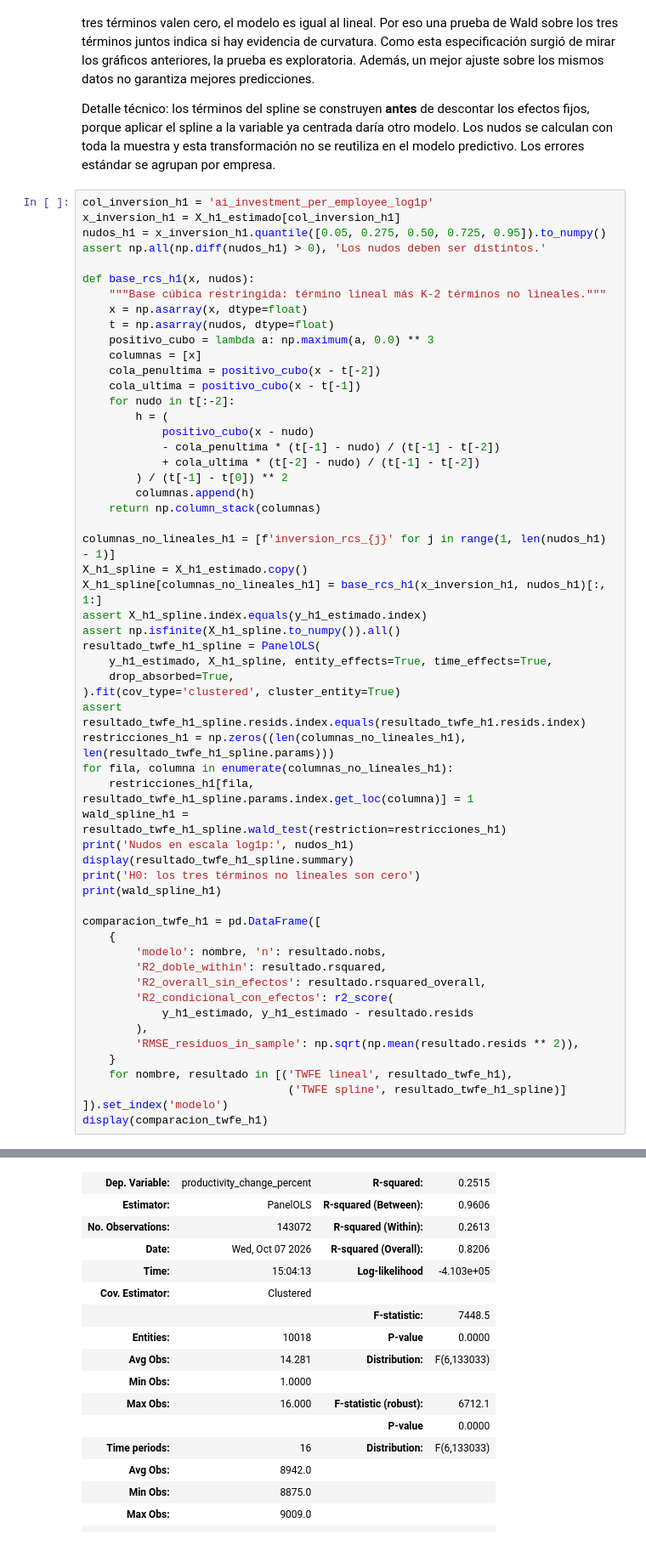
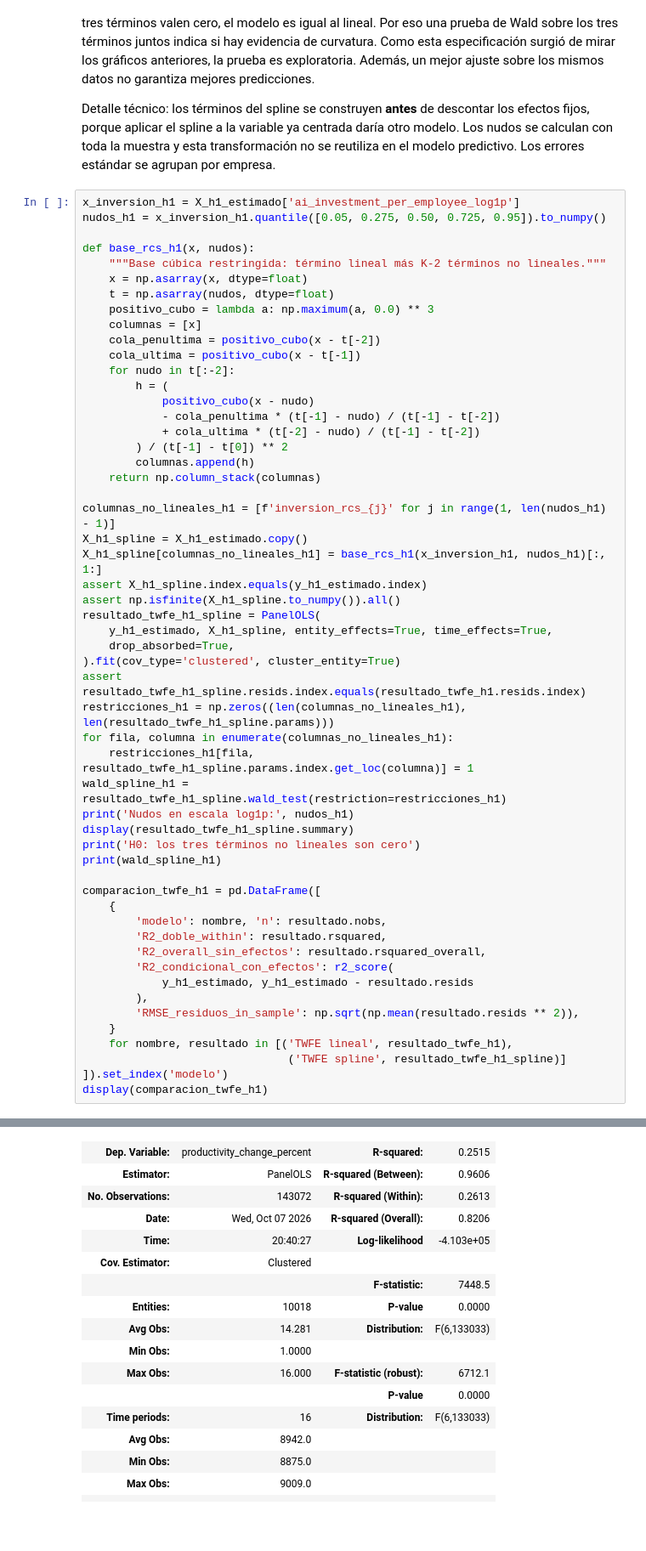
Before and after one commit to Ericsig/DiploDatos, a Jupyter notebook: notebook/modelado.ipynb, the cells around one changed output, grey strips where cells are left out. Shown at 85% size. Drawn from its saved outputs; the diff is of its cells as text.

```diff
--- a/notebook/modelado.ipynb
+++ b/notebook/modelado.ipynb
@@ -811,10 +815,8 @@ La curva tiene el término lineal original más tres términos que agregan la cu
 
 Detalle técnico: los términos del spline se construyen **antes** de descontar los efectos fijos, porque aplicar el spline a la variable ya centrada daría otro modelo. Los nudos se calculan con toda la muestra y esta transformación no se reutiliza en el modelo predictivo. Los errores estándar se agrupan por empresa.
 # %%
-col_inversion_h1 = 'ai_investment_per_employee_log1p'
-x_inversion_h1 = X_h1_estimado[col_inversion_h1]
+x_inversion_h1 = X_h1_estimado['ai_investment_per_employee_log1p']
 nudos_h1 = x_inversion_h1.quantile([0.05, 0.275, 0.50, 0.725, 0.95]).to_numpy()
-assert np.all(np.diff(nudos_h1) > 0), 'Los nudos deben ser distintos.'
 
 def base_rcs_h1(x, nudos):
     """Base cúbica restringida: término lineal más K-2 términos no lineales."""
@@ -846,34 +848,34 @@ assert resultado_twfe_h1_spline.resids.index.equals(resultado_twfe_h1.resids.ind
 restricciones_h1 = np.zeros((len(columnas_no_lineales_h1), len(resultado_twfe_h1_spline.params)))
 for fila, columna in enumerate(columnas_no_lineales_h1):
     restricciones_h1[fila, resultado_twfe_h1_spline.params.index.get_loc(columna)] = 1
 wald_spline_h1 = resultado_twfe_h1_spline.wald_test(restriction=restricciones_h1)
 print('Nudos en escala log1p:', nudos_h1)
 display(resultado_twfe_h1_spline.summary)
 print('H0: los tres términos no lineales son cero')
 print(wald_spline_h1)
 
 comparacion_twfe_h1 = pd.DataFrame([
     {
         'modelo': nombre, 'n': resultado.nobs,
         'R2_doble_within': resultado.rsquared,
         'R2_overall_sin_efectos': resultado.rsquared_overall,
         'R2_condicional_con_efectos': r2_score(
             y_h1_estimado, y_h1_estimado - resultado.resids
         ),
         'RMSE_residuos_in_sample': np.sqrt(np.mean(resultado.resids ** 2)),
     }
     for nombre, resultado in [('TWFE lineal', resultado_twfe_h1),
                                ('TWFE spline', resultado_twfe_h1_spline)]
 ]).set_index('modelo')
 display(comparacion_twfe_h1)
 # %% [output]
 Nudos en escala log1p: [ 8.68149859 10.05817431 10.67507812 11.23534078 12.31628991]
 PanelOLS Estimation Summary
 | Dep. Variable: | productivity_change_percent | R-squared: | 0.2515 |
 | Estimator: | PanelOLS | R-squared (Between): | 0.9606 |
 | No. Observations: | 143072 | R-squared (Within): | 0.2613 |
 | Date: | Wed, Oct 07 2026 | R-squared (Overall): | 0.8206 |
-| Time: | 15:04:13 | Log-likelihood | -4.103e+05 |
+| Time: | 20:40:27 | Log-likelihood | -4.103e+05 |
 | Cov. Estimator: | Clustered |  |  |
 |  |  | F-statistic: | 7448.5 |
 | Entities: | 10018 | P-value | 0.0000 |
```
Also changed, not shown: parts of 10 cells of this notebook.
